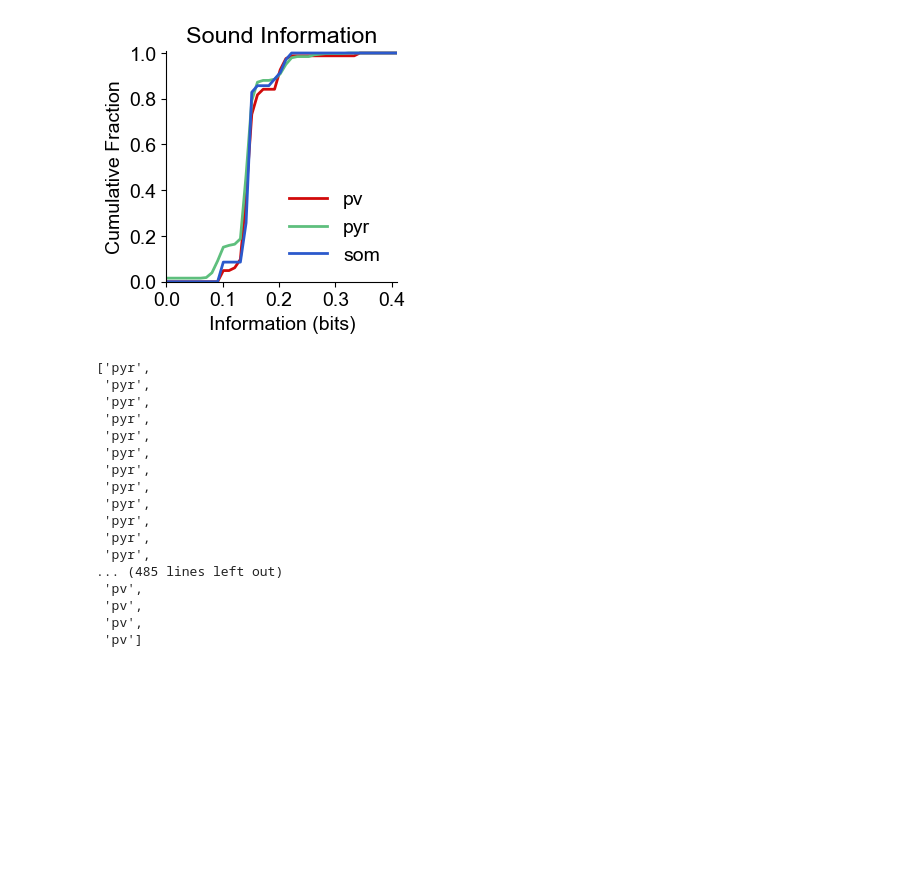
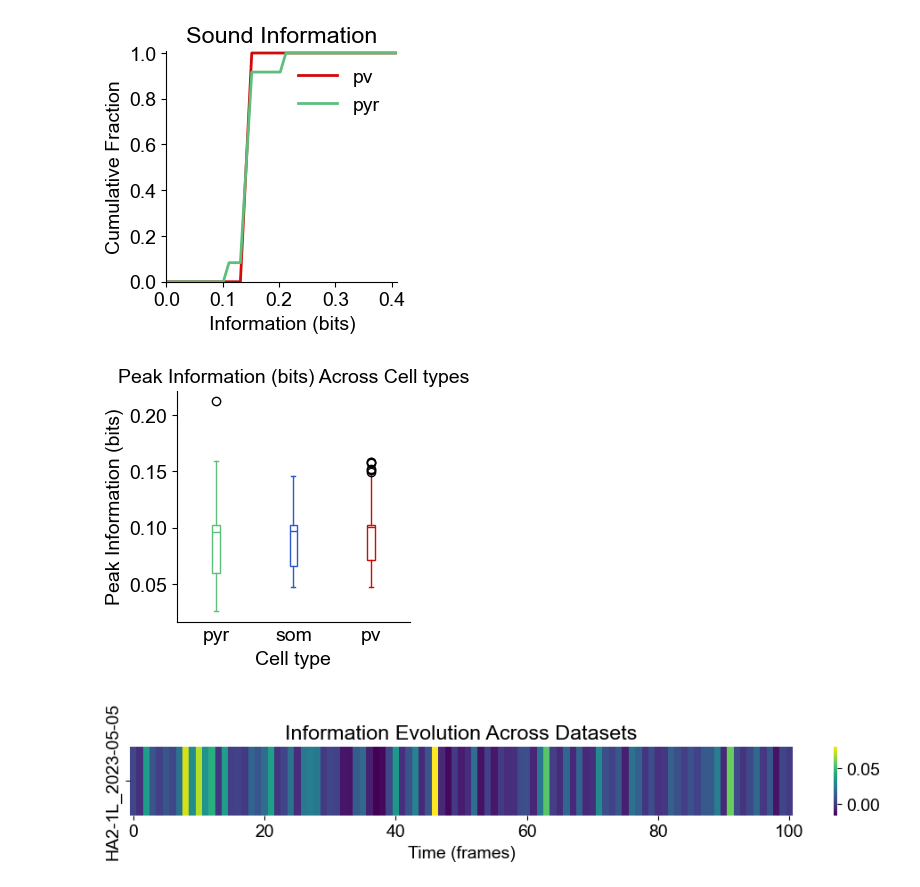
Before and after one commit to constanzabassi/GLM-analysis, a Jupyter notebook: run_glm_decoding_analysis.ipynb, the cells around one changed output. Drawn from its saved outputs; the diff is of its cells as text; code cells hidden in the pictures; blank space fills up the shorter version.

Commit message:
update run decoding with new analyzer class

```diff
--- a/run_glm_decoding_analysis.ipynb
+++ b/run_glm_decoding_analysis.ipynb
@@ -24,7 +25,8 @@ datasets, mouse_dates_keys = data_handler.load_info(info_dir)
 #remove_indices = [0,1,2,3,4,5,6,7,8,9,10,11,12,13,14,15,16,17,18,19,20,21,22,23,24]
 #remove_indices = [0,2,3,6,8,9,10,11,12,13,15,16,18,19,20,21,22,23,24]
 #remove_indices = [0,2,3,4,5,6,7,8,9,10,11,12,13,14,15,16,17,18,19,20,21,22,23,24] #1
-remove_indices = [0,1,2,6,8,9,10,11,16,19,22,24] #7 no outcome
+#remove_indices = [0,1,2,6,8,9,10,11,16,19,22,24] #7 no outcome
+remove_indices = [0,1,2,4,5,6,7,8,9,10,11,12,13,14,15,16,17,18,19,20,21,22,23,24]
 
 # Remove indices from both lists
 datasets = [dat for i, dat in enumerate(datasets) if i not in remove_indices]
@@ -225,0 +94,3 @@ def plot_decoding_results(mean_results_all, decoder_type='choice', plot_type='po
+# %%
+# get shuffled data into frames x neurons x total shuffles across splits (50 * 10 = 500)
+shuffled_structure = data_handler.create_shuffled_distribution_structure(decoder_type = 'photostim', metric = 'sc_instantaneous_information')
@@ -580,3 +112,6 @@ def analyze_peaks_by_celltype(mean_results_all, shuffled_structure, decoder_type
+# %%
+# Create an instance of AnalysisManager, passing in the plotter module
+analysis_dec = analysisdec()
 # %%
 #DECIDE WHETHER OR NOT TO USE END FRAME
-peaks_by_celltype = analyze_peaks_by_celltype( results_pre_all,shuffled_structure, decoder_type=current_decoder_type, start_frame=14, end_frame = 100,significance_percentile = 95) #, end_frame = 100
+peaks_by_celltype = analysis_dec.analyze_peaks_by_celltype( results_pre_all,shuffled_structure, decoder_type=current_decoder_type, start_frame=14, end_frame = 100,significance_percentile = 95) #, end_frame = 100
@@ -649,25 +118,29 @@ def format_peaks_for_cdf(peaks_by_celltype, metric='sc_instantaneous_information
 # %%
-cdf_data, cell_labels = format_peaks_for_cdf(peaks_by_celltype)
-plotter.plot_cdf_coupling_index(np.array(cdf_data['all']['peaks']),cell_labels,colors = plotter.celltypecolors,title='Sound Information', xlabel = 'Information (bits)', xval=.4,xint=0.1)
+#PLOT DISTRIBUTIONS OF SIGINIFICANT NEURONS!
+metric_to_plot = 'sc_instantaneous_information_mean'
+cdf_data, cell_labels = analysis_dec.format_peaks_for_cdf(peaks_by_celltype,metric = metric_to_plot, significant_only=True)
+all_peaks, neuron_groups = analysis_dec.format_peaks_for_boxplot(peaks_by_celltype, metric = metric_to_plot, significant_only=False)
+
+#cdf
+plotter.plot_cdf_coupling_index(np.array(cdf_data['all']['peaks']),
+                                cell_labels,
+                                colors = plotter.celltypecolors,
+                                title='Sound Information',
+                                xlabel = 'Information (bits)',
+                                xval=.4,
+                                xint=0.1)
+
+#make boxplot!
+plotter.box_plot(
+    data=all_peaks,
+    neuron_groups=neuron_groups,
+    colors=plotter.celltypecolors,
+    measure_string='Peak Information (bits)'
+)
+
+#heatmap across datasets
+plotter.plot_decoding_heatmap_datasets(results_pre_all, decoder_type= current_decoder_type, metric = 'pop_instantaneous_information_mean')
 # %% [output]
-[figure, old version]
+[figure, new version]
+[figure, added]
+[figure, added]
-# %%
-cell_labels
-# %% [output]
-['pyr',
- 'pyr',
- 'pyr',
- 'pyr',
- 'pyr',
- 'pyr',
- 'pyr',
- 'pyr',
- 'pyr',
- 'pyr',
- 'pyr',
- 'pyr',
-... (485 lines left out)
- 'pv',
- 'pv',
- 'pv',
- 'pv']
```
Also changed, not shown: parts of 18 cells of this notebook.
